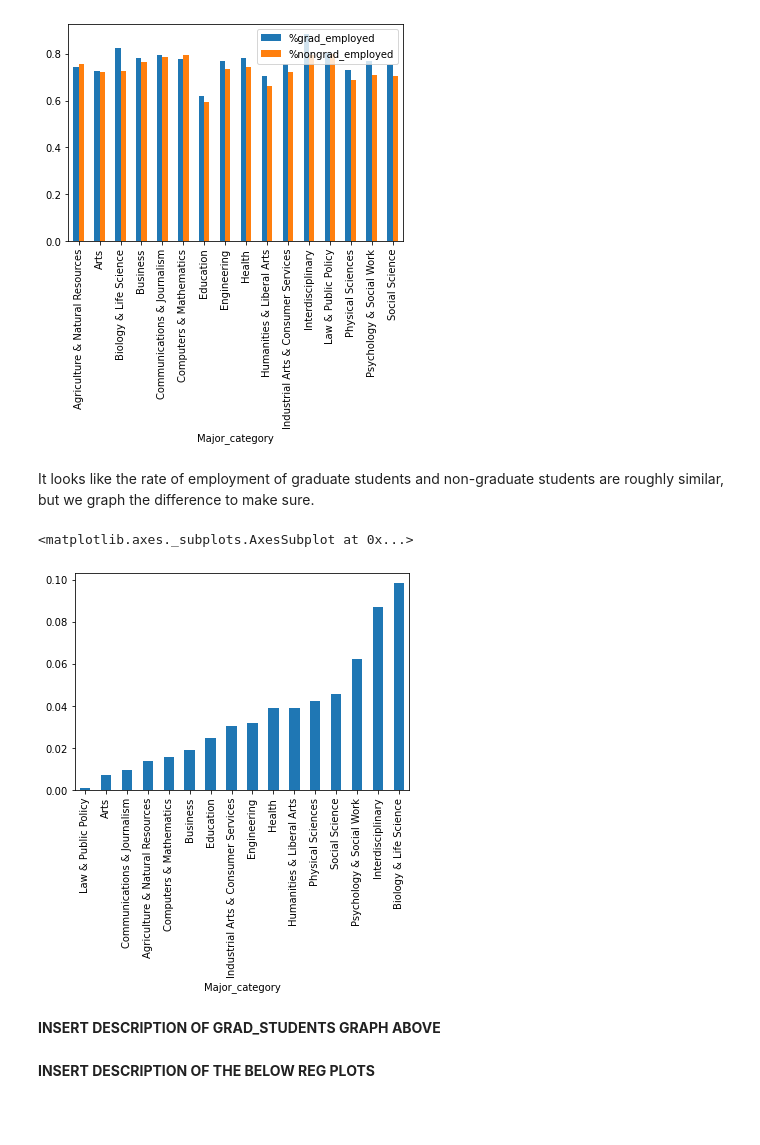
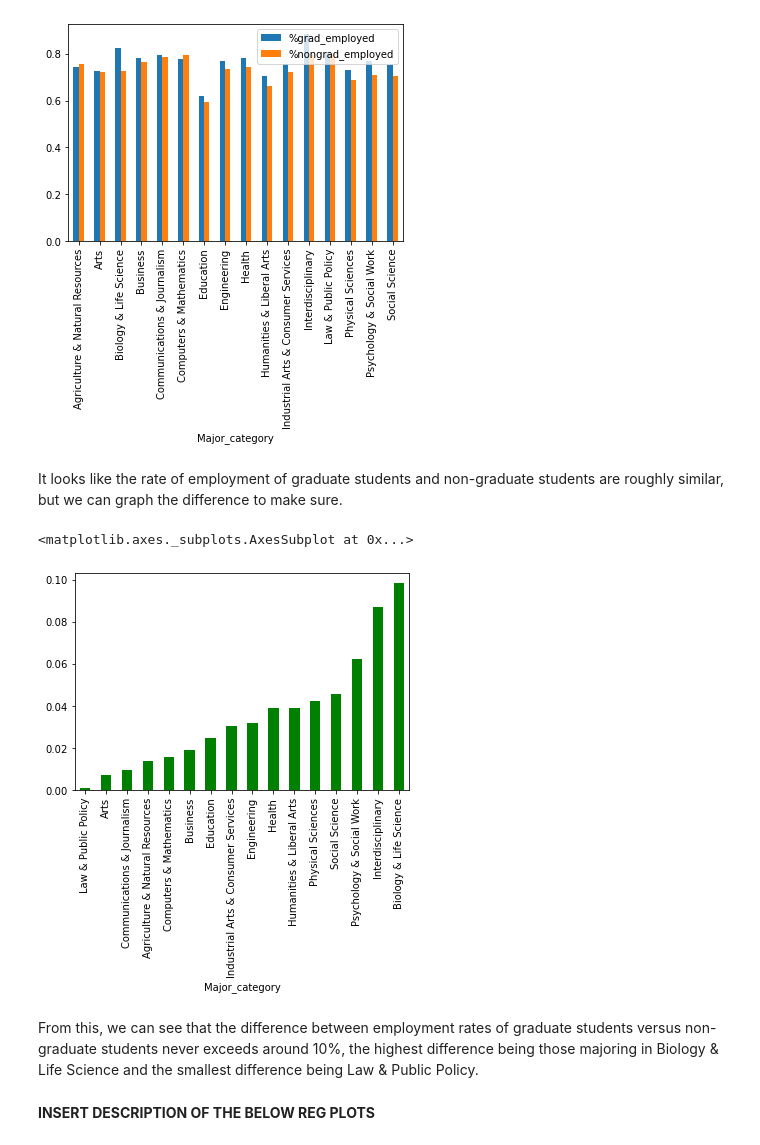
Before and after one commit to AlexCheng7/College-Employment-Analysis, a Jupyter notebook: FinalProject_group048.ipynb, the cells around one changed output. Saved outputs shown, nothing was run; the diff lists cells and outputs as text; code cells hidden in the pictures; blank space fills up the shorter version.

```diff
--- a/FinalProject_group048.ipynb
+++ b/FinalProject_group048.ipynb
@@ -349,13 +349,13 @@ grad_students_major_category[['%grad_employed', '%nongrad_employed']].plot(kind=
 <matplotlib.axes._subplots.AxesSubplot at 0x...>
 [figure]
 # %% [markdown]
-It looks like the rate of employment of graduate students and non-graduate students are roughly similar, but we graph the difference to make sure.
+It looks like the rate of employment of graduate students and non-graduate students are roughly similar, but we can graph the difference to make sure.
 # %%
-grad_students_major_category['%difference'].sort_values(ascending=True).plot(kind='bar')
+grad_students_major_category['%difference'].sort_values(ascending=True).plot(kind='bar', color='green')
 # %% [output]
 <matplotlib.axes._subplots.AxesSubplot at 0x...>
-[figure, old version]
+[figure, new version]
-# %% [markdown]
-**INSERT DESCRIPTION OF GRAD_STUDENTS GRAPH ABOVE**
+# %% [markdown]
+From this, we can see that the difference between employment rates of graduate students versus non-graduate students never exceeds around 10%, the highest difference being those majoring in Biology & Life Science and the smallest difference being Law & Public Policy.
 # %% [markdown]
 **INSERT DESCRIPTION OF THE BELOW REG PLOTS**
```
Also changed, not shown: parts of 27 cells of this notebook.
